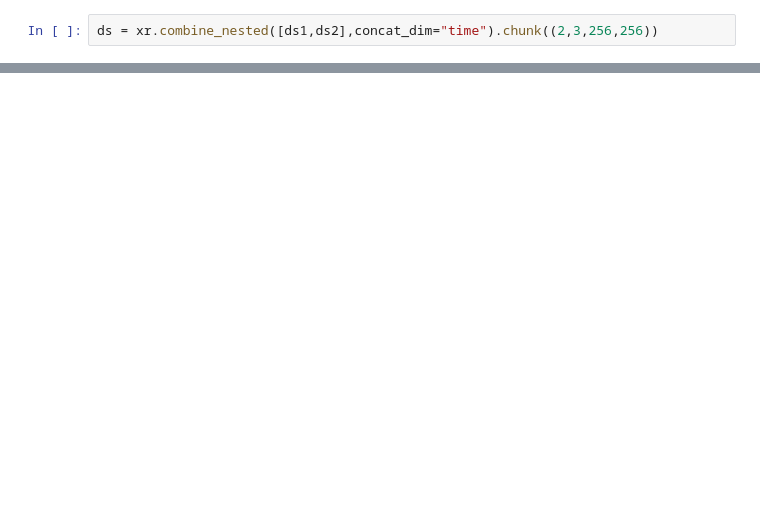
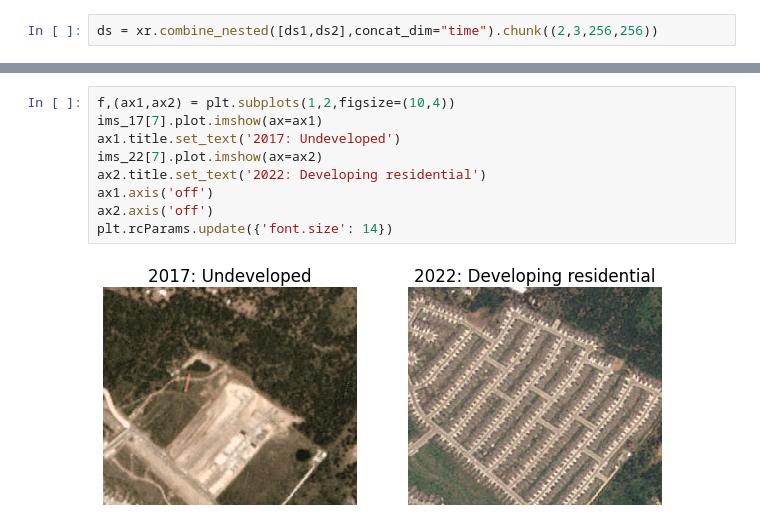
Before and after one commit to makepath/austin-ml-change-detection-demo, a Jupyter notebook: SiameseCD/planet_demo.ipynb, the cells around one changed output, grey strips where cells are left out. Drawn from its saved outputs; the diff is of its cells as text; blank space fills up the shorter version.

```diff
--- a/SiameseCD/planet_demo.ipynb
+++ b/SiameseCD/planet_demo.ipynb
@@ -245,0 +351,11 @@ panel.Column(
+# %%
+f,(ax1,ax2) = plt.subplots(1,2,figsize=(10,4))
+ims_17[7].plot.imshow(ax=ax1)
+ax1.title.set_text('2017: Undeveloped')
+ims_22[7].plot.imshow(ax=ax2)
+ax2.title.set_text('2022: Developing residential')
+ax1.axis('off')
+ax2.axis('off')
+plt.rcParams.update({'font.size': 14})
+# %% [output]
+[figure, added]
```
Also changed, not shown: parts of 25 cells of this notebook.
